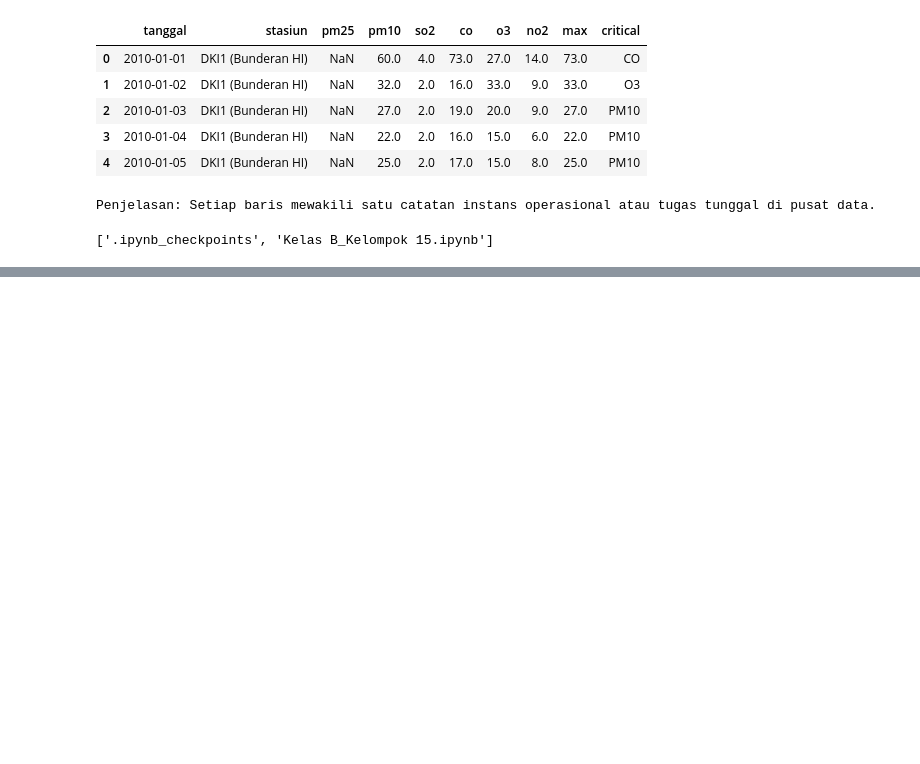
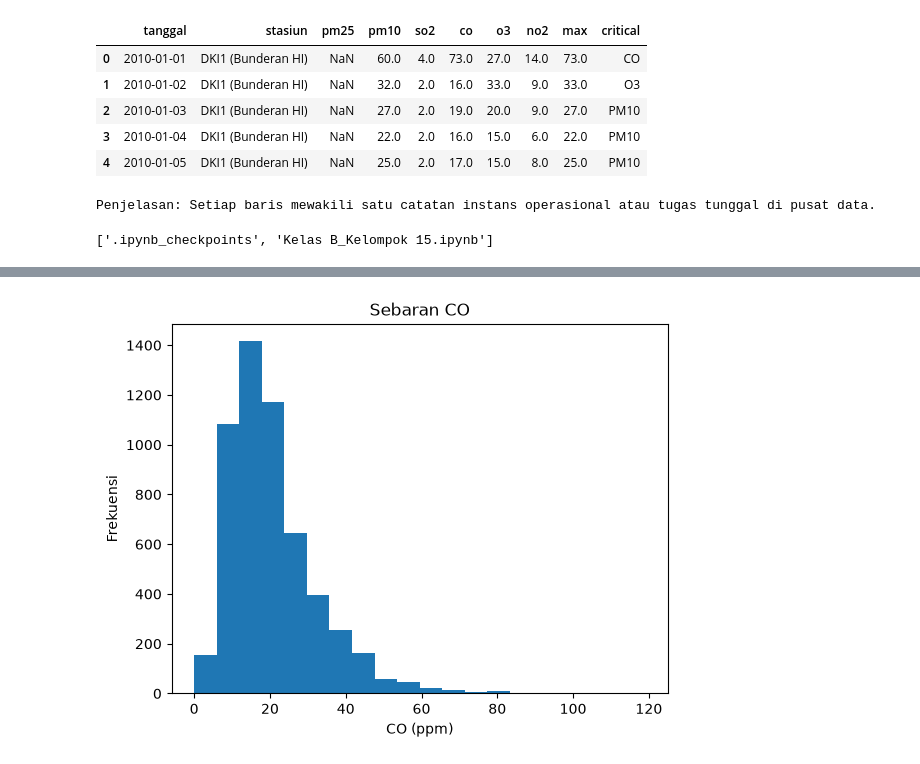
Before and after one commit to lirizaa/proyek1-eda-kelompok-15, a Jupyter notebook: proyek1-eda-kelompok-15/eda_kelompok_15.ipynb, the cells around one changed output, grey strips where cells are left out. Drawn from its saved outputs; the diff is of its cells as text; code cells hidden in the pictures; blank space fills up the shorter version.

```diff
--- a/proyek1-eda-kelompok-15/eda_kelompok_15.ipynb
+++ b/proyek1-eda-kelompok-15/eda_kelompok_15.ipynb
@@ -34,0 +129,9 @@ print(os.listdir())
+# %%
+plt.figure()
+plt.hist(df["co"].dropna(), bins=20)
+plt.title("Sebaran CO")
+plt.xlabel("CO (ppm)")
+plt.ylabel("Frekuensi")
+plt.show()
+# %% [output]
+[figure, added]
```
Also changed, not shown: parts of 14 cells of this notebook.
